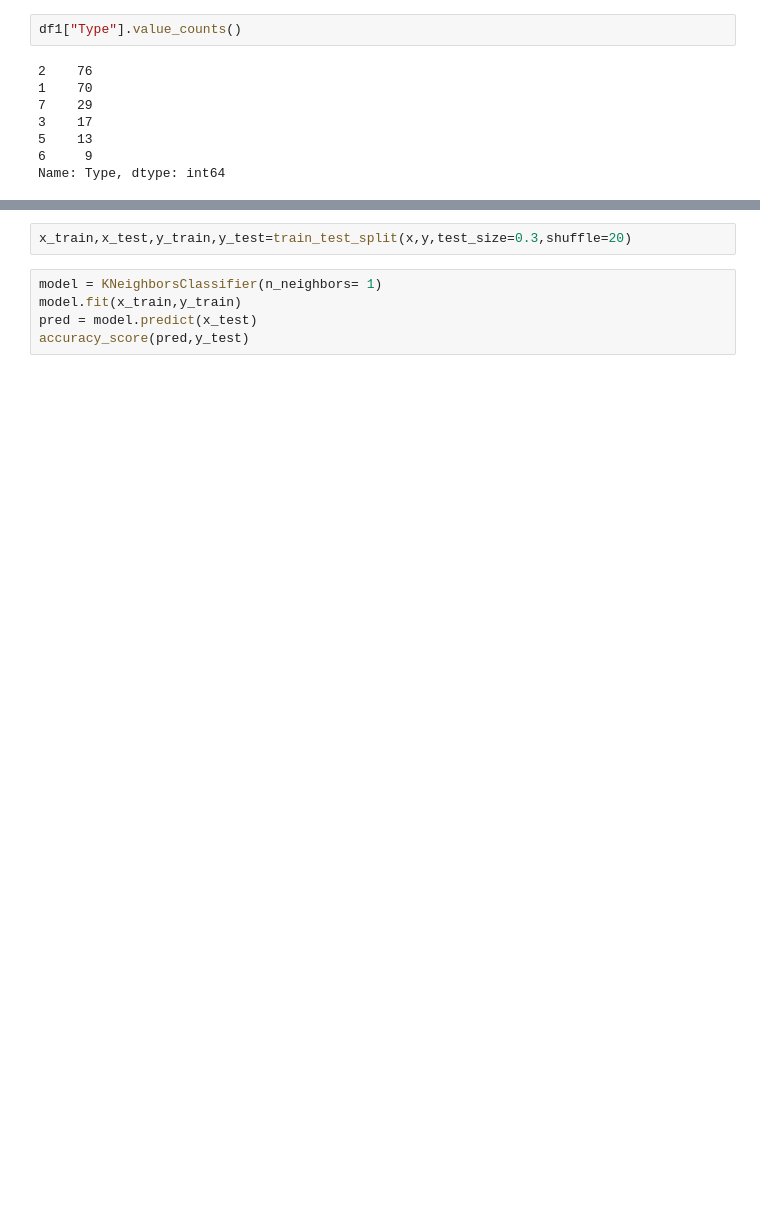
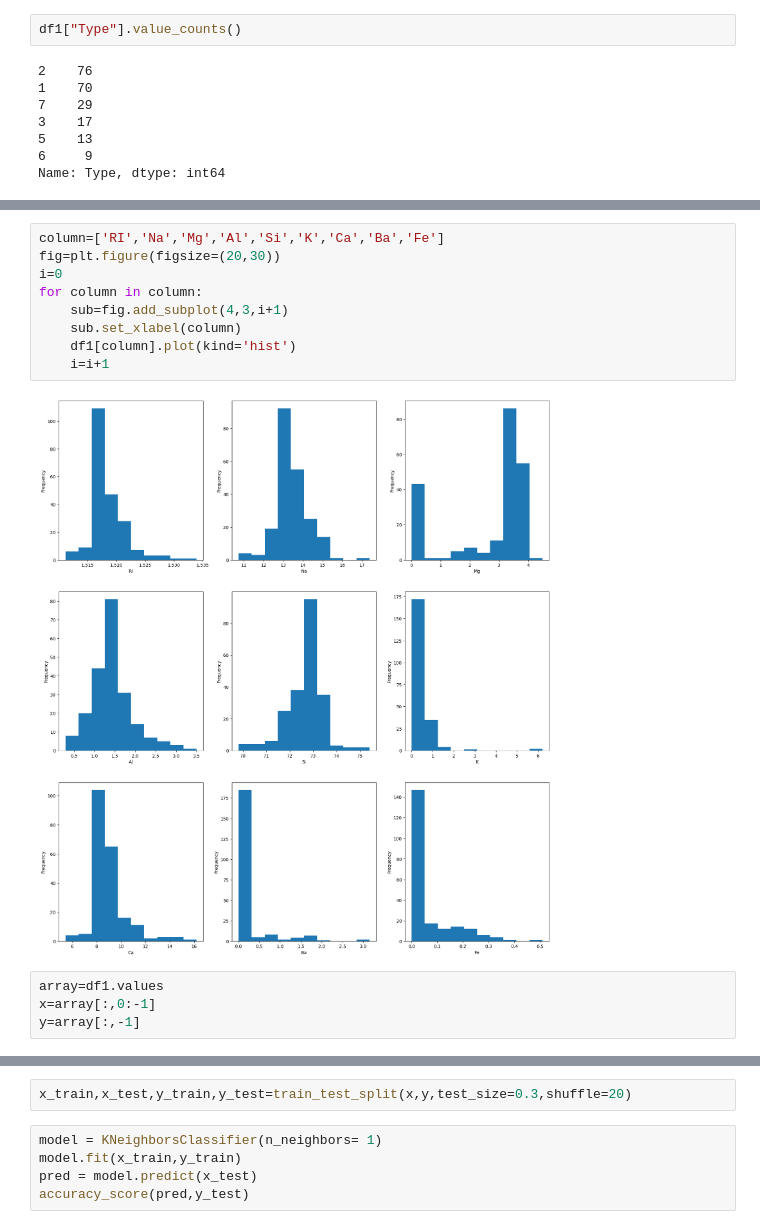
Before and after one commit to niranjankr18/KNN, a Jupyter notebook: KNN.Glass.ipynb, the cells around one changed output, grey strips where cells are left out. Drawn from its saved outputs; the diff is of its cells as text; blank space fills up the shorter version.

```diff
--- a/KNN.Glass.ipynb
+++ b/KNN.Glass.ipynb
@@ -36,3 +93,18 @@ Name: Type, dtype: int64
+# %%
+column=['RI','Na','Mg','Al','Si','K','Ca','Ba','Fe']
+fig=plt.figure(figsize=(20,30))
+i=0
+for column in column:
+    sub=fig.add_subplot(4,3,i+1)
+    sub.set_xlabel(column)
+    df1[column].plot(kind='hist')
+    i=i+1
+# %% [output]
+[figure, added]
+# %%
+array=df1.values
+x=array[:,0:-1]
+y=array[:,-1]
 # %%
 x = (x-x.min(axis=0))/(x.max(axis=0)-x.min(axis=0))
 x
```
Also changed, not shown: parts of 16 cells of this notebook, 1 other file.
